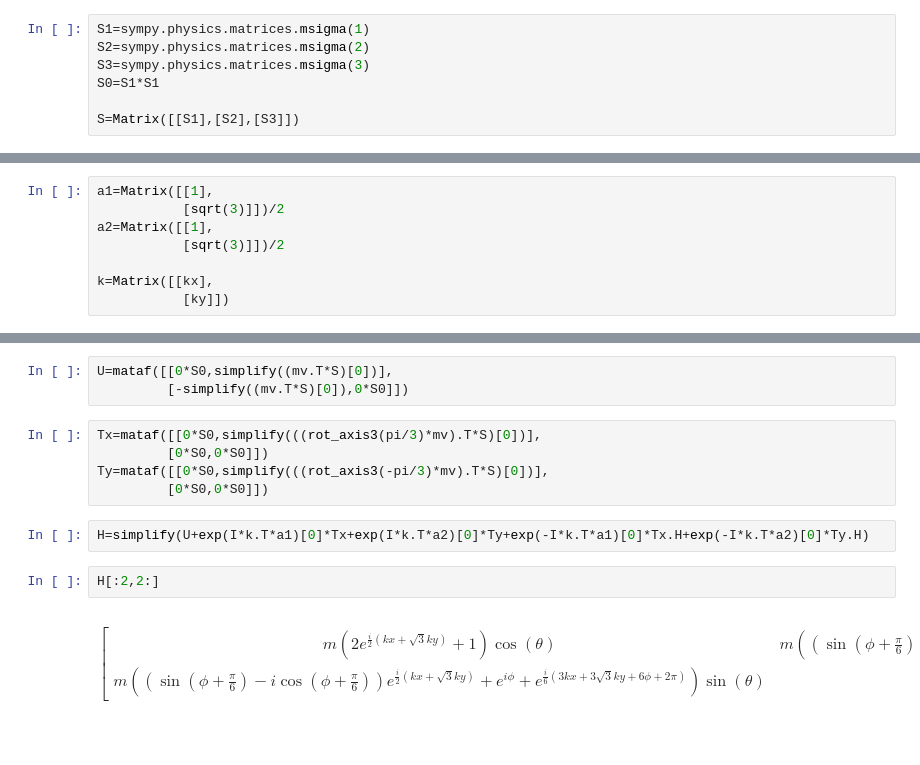
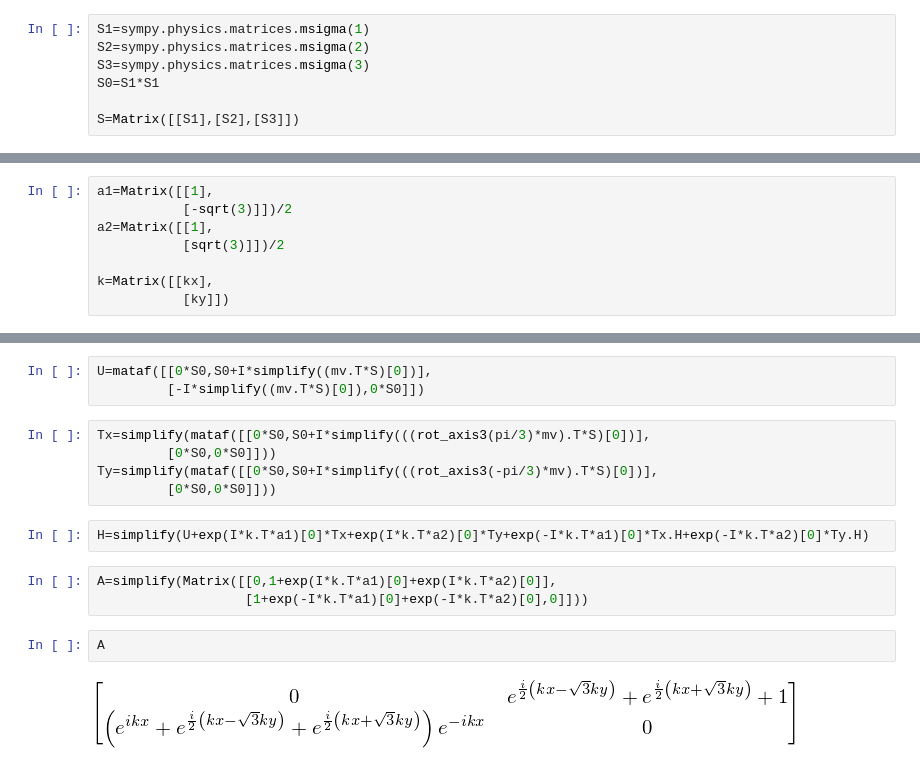
Before and after one commit to oroszl/graphene_BiTeI, a Jupyter notebook: analytic_topological_invariant.ipynb, the cells around one changed output, grey strips where cells are left out. Saved outputs shown, nothing was run; the diff lists cells and outputs as text.

```diff
--- a/analytic_topological_invariant.ipynb
+++ b/analytic_topological_invariant.ipynb
@@ -35,6 +42,6 @@ $$\left[\begin{matrix}m \cos{\left (\theta \right )} & m e^{i \left(- \phi - \fr
 # %%
 a1=Matrix([[1],
-           [sqrt(3)]])/2
+           [-sqrt(3)]])/2
 a2=Matrix([[1],
            [sqrt(3)]])/2
 
@@ -47,14 +54,17 @@ $$\left[\begin{matrix}e^{\frac{i}{2} \left(kx + \sqrt{3} ky\right)}\end{matrix}\
 # %%
-U=mataf([[0*S0,simplify((mv.T*S)[0])],
-         [-simplify((mv.T*S)[0]),0*S0]])
+U=mataf([[0*S0,S0+I*simplify((mv.T*S)[0])],
+         [-I*simplify((mv.T*S)[0]),0*S0]])
 # %%
-Tx=mataf([[0*S0,simplify(((rot_axis3(pi/3)*mv).T*S)[0])],
-         [0*S0,0*S0]])
-Ty=mataf([[0*S0,simplify(((rot_axis3(-pi/3)*mv).T*S)[0])],
-         [0*S0,0*S0]])
+Tx=simplify(mataf([[0*S0,S0+I*simplify(((rot_axis3(pi/3)*mv).T*S)[0])],
+         [0*S0,0*S0]]))
+Ty=simplify(mataf([[0*S0,S0+I*simplify(((rot_axis3(-pi/3)*mv).T*S)[0])],
+         [0*S0,0*S0]]))
 # %%
 H=simplify(U+exp(I*k.T*a1)[0]*Tx+exp(I*k.T*a2)[0]*Ty+exp(-I*k.T*a1)[0]*Tx.H+exp(-I*k.T*a2)[0]*Ty.H)
-# %%
-H[:2,2:]
-# %% [output]
-$$\left[\begin{matrix}m \left(2 e^{\frac{i}{2} \left(kx + \sqrt{3} ky\right)} + 1\right) \cos{\left (\theta \right )} & m \left(\left(\sin{\left (\phi + \frac{\pi}{6} \right )} + i \cos{\left (\phi + \frac{\pi}{6} \right )}\right) e^{\frac{i}{6} \left(3 kx + 3 \sqrt{3} ky + 12 \phi + 2 \pi\right)} + e^{\frac{i}{3} \left(3 \phi + \pi\right)} + e^{\frac{i}{2} \left(kx + \sqrt{3} ky + 2 \phi\right)}\right) e^{- \frac{i}{3} \left(6 \phi + \pi\right)} \sin{\left (\theta \right )}\\m \left(\left(\sin{\left (\phi + \frac{\pi}{6} \right )} - i \cos{\left (\phi + \frac{\pi}{6} \right )}\right) e^{\frac{i}{2} \left(kx + \sqrt{3} ky\right)} + e^{i \phi} + e^{\frac{i}{6} \left(3 kx + 3 \sqrt{3} ky + 6 \phi + 2 \pi\right)}\right) \sin{\left (\theta \right )} & - m \left(2 e^{\frac{i}{2} \left(kx + \sqrt{3} ky\right)} + 1\right) \cos{\left (\theta \right )}\end{matrix}\right]$$
+# %%
+A=simplify(Matrix([[0,1+exp(I*k.T*a1)[0]+exp(I*k.T*a2)[0]],
+                   [1+exp(-I*k.T*a1)[0]+exp(-I*k.T*a2)[0],0]]))
+# %%
+A
+# %% [output]
+[figure, added]
```
Also changed, not shown: parts of 5 cells of this notebook, 4 other files.
